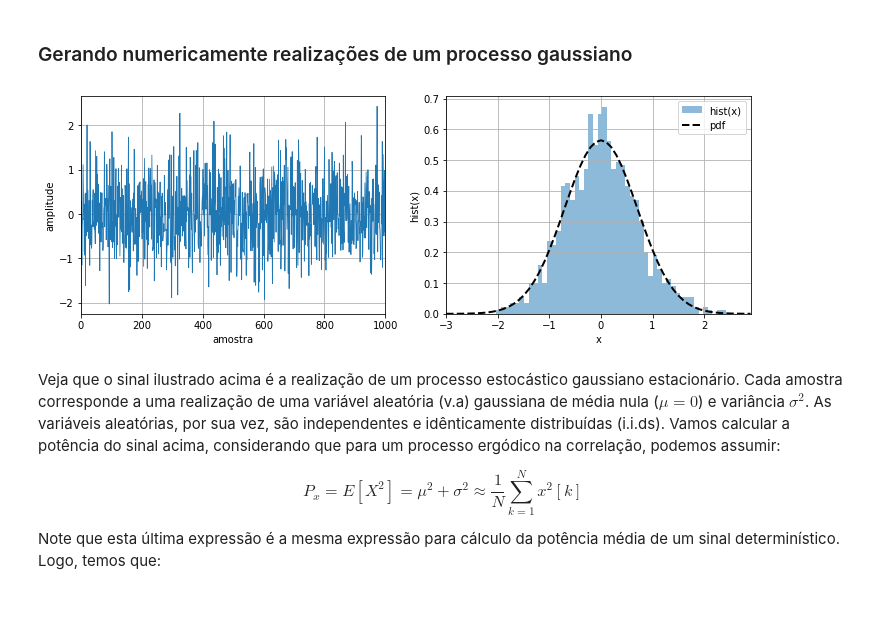
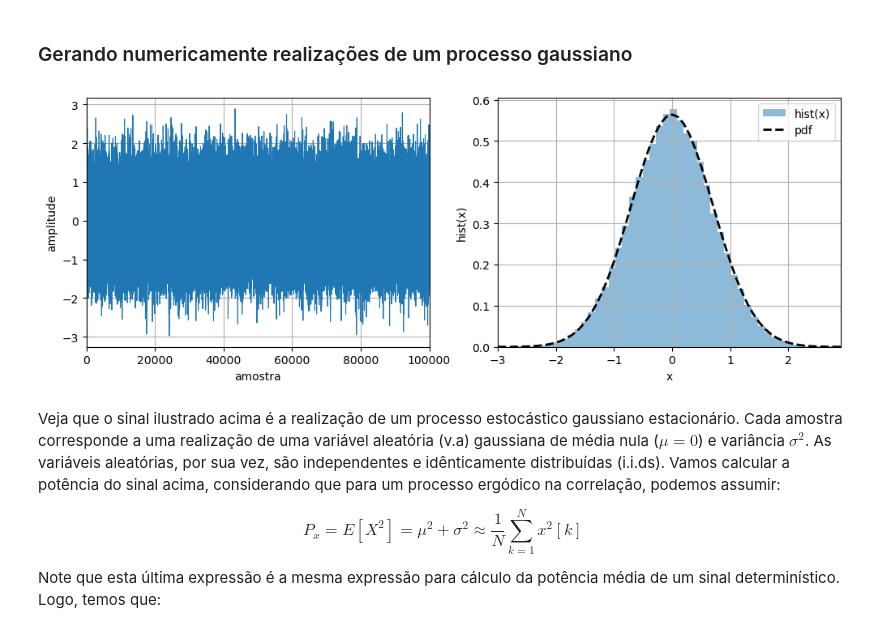
Before and after one commit to edsonportosilva/TDI, a Jupyter notebook: jupyter/2 - Canal com ruído aditivo gaussiano branco (AWGN).ipynb, the cells around one changed output. Cells and saved outputs as stored; diff of their text form; code cells hidden in the pictures; blank space fills up the shorter version.

```diff
--- a/jupyter/2 - Canal com ruído aditivo gaussiano branco (AWGN).ipynb
+++ b/jupyter/2 - Canal com ruído aditivo gaussiano branco (AWGN).ipynb
@@ -211,35 +211,35 @@ $$
 from numpy.random import normal
 
 # ruído gaussiano branco
-Namostras = 1000
+Namostras = 100000
 σ2  = 0.5  # variância
 μ   = 0    # média
 
 σ      = sqrt(σ2)
 ruido  = normal(μ, σ, Namostras)
 
 x = np.arange(-3, 3, 0.1)
 π = np.pi
 
 pdf = 1/np.sqrt(2*π*σ2)*np.exp(-(x-μ)**2/(2*σ2))
 
 # plota valores e histograma
 fig, (ax1, ax2) = plt.subplots(1, 2, figsize = (12,4))
 ax1.plot(ruido,linewidth = 0.8);
 ax1.grid()
 ax1.set_xlabel('amostra')
 ax1.set_ylabel('amplitude')
 ax1.set_xlim(0,Namostras);
 
 ax2.hist(ruido, density=True, bins=50, label = 'hist(x)',alpha=0.5);
 ax2.plot(x, pdf, 'k--', label = 'pdf', linewidth=2);
 ax2.grid()
 ax2.legend()
 ax2.set_xlabel('x')
 ax2.set_ylabel('hist(x)');
 ax2.set_xlim(min(x), max(x));
 # %% [output]
-[figure, old version]
+[figure, new version]
 # %% [markdown]
 Veja que o sinal ilustrado acima é a realização de um processo estocástico gaussiano estacionário. Cada amostra corresponde a uma realização de uma variável aleatória (v.a) gaussiana de média nula ($\mu=0$) e variância $\sigma^2$. As variáveis aleatórias, por sua vez, são independentes e idênticamente distribuídas (i.i.ds). Vamos calcular a potência do sinal acima, considerando que para um processo ergódico na correlação, podemos assumir:
 
```
Also changed, not shown: parts of 5 cells of this notebook, 1 other file.
